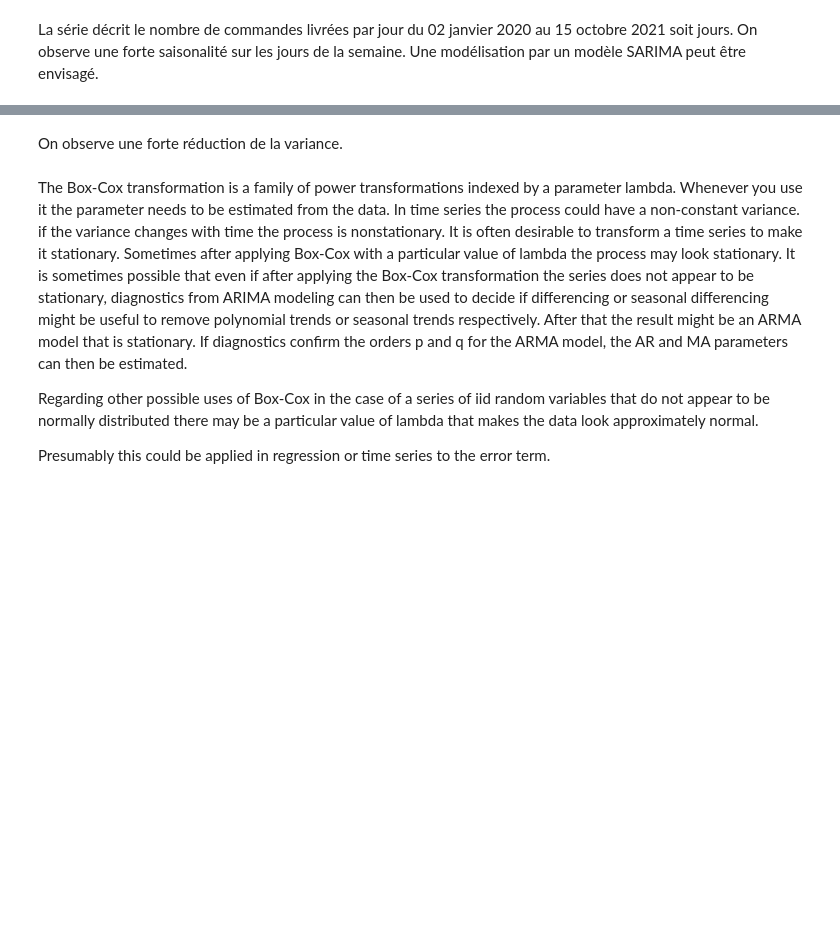
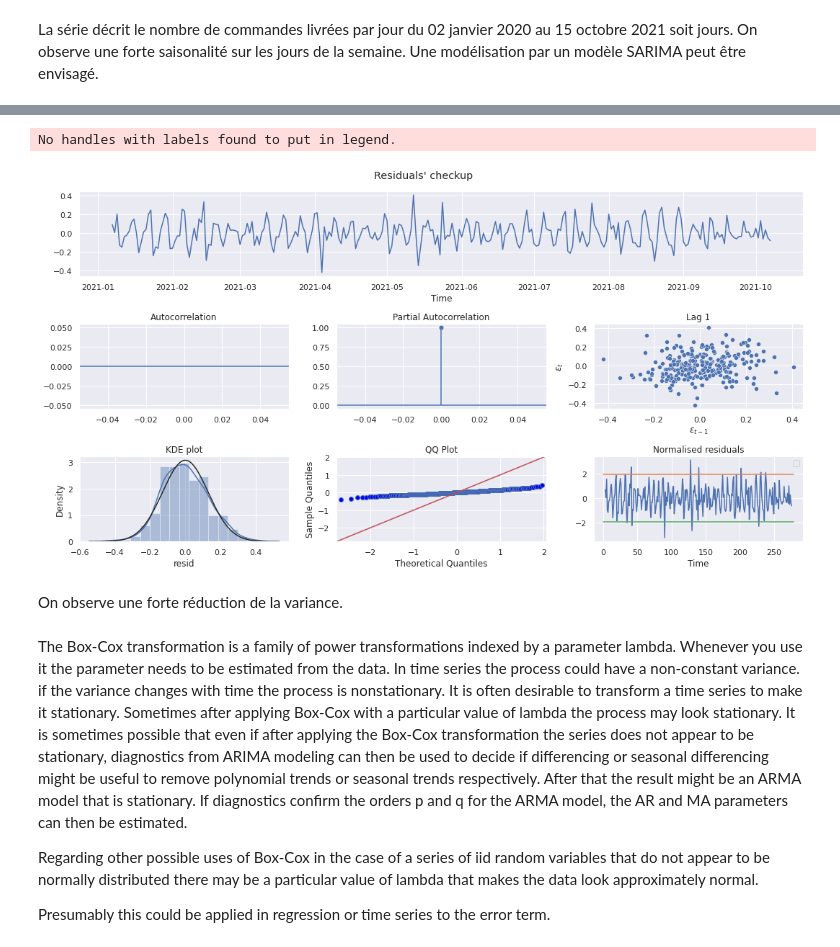
Before and after one commit to amait41/time-series, a Jupyter notebook: preprocessing.ipynb, the cells around one changed output, grey strips where cells are left out. Saved outputs shown, nothing was run; the diff lists cells and outputs as text; code cells hidden in the pictures; blank space fills up the shorter version.

```diff
--- a/preprocessing.ipynb
+++ b/preprocessing.ipynb
@@ -29,3 +75,11 @@ ts.log_n_orders.plot()
+# %%
+decomp_log = decomp = seasonal_decompose(ts.log_n_orders, model='additive')
+decomp_log.resid.plot()
+# %%
+checkup_res(decomp_log.resid)
+# %% [output]
+No handles with labels found to put in legend.
+[figure, added]
 # %% [markdown]
 On observe une forte réduction de la variance.
 # %% [markdown]
```
Also changed, not shown: parts of 17 cells of this notebook, 2 other files.
